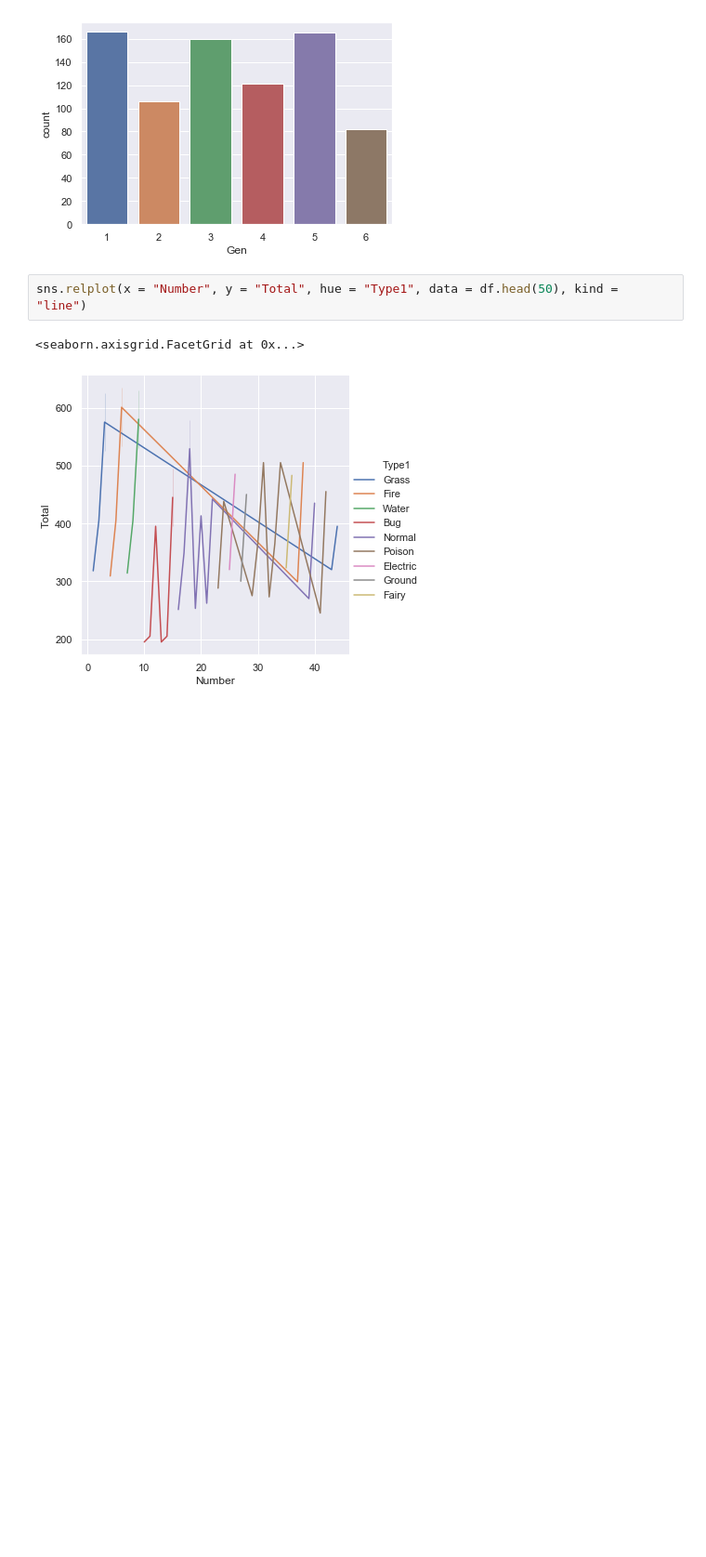
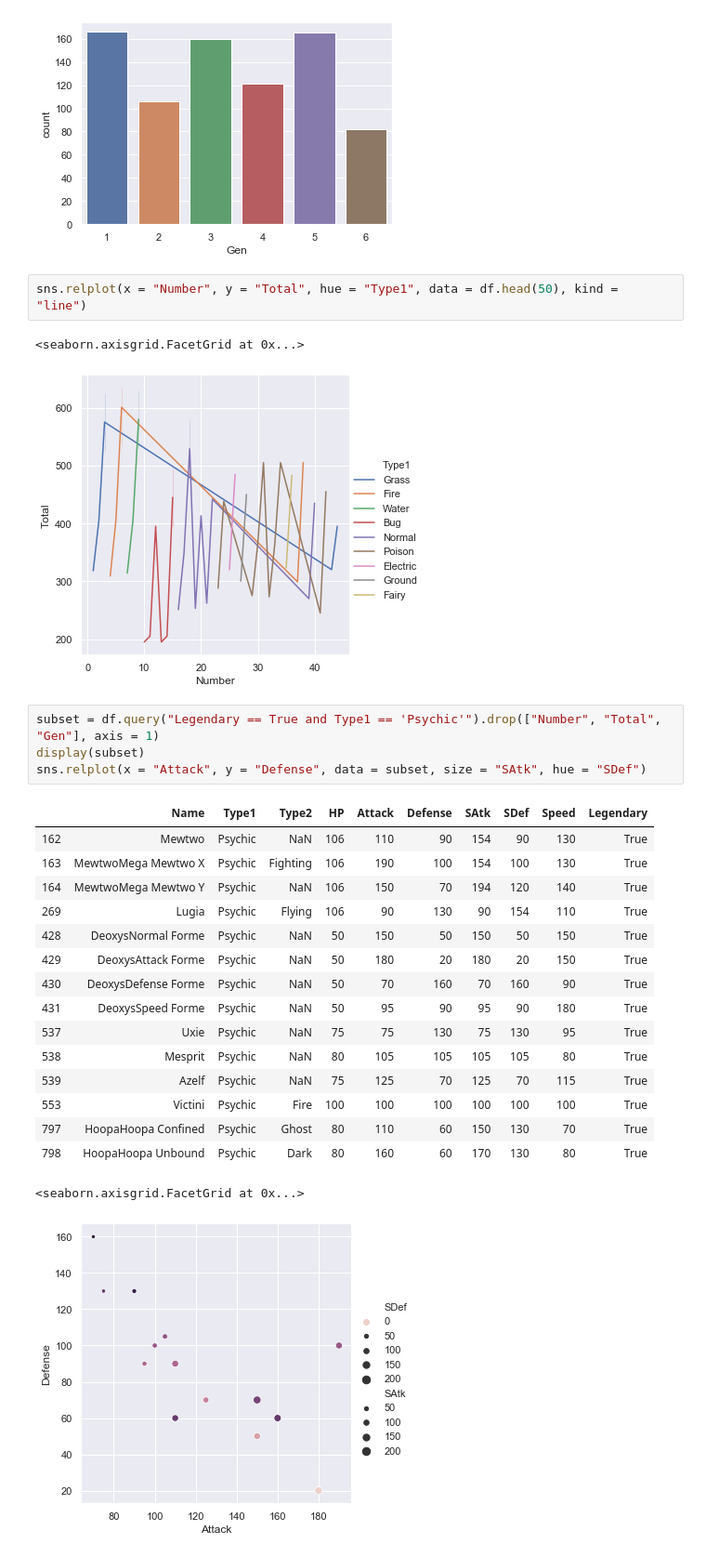
Before and after one commit to dhakust/binder, a Jupyter notebook: example.ipynb, the cells around one changed output. Shown at 93% size. Cells and saved outputs as stored; diff of their text form; blank space fills up the shorter version.

```diff
--- a/example.ipynb
+++ b/example.ipynb
@@ -126,3 +131,25 @@ sns.relplot(x = "Number", y = "Total", hue = "Type1", data = df.head(50), kind =
 # %% [output]
 <seaborn.axisgrid.FacetGrid at 0x...>
 [figure]
+# %%
+subset = df.query("Legendary == True and Type1 == 'Psychic'").drop(["Number", "Total", "Gen"], axis = 1)
+display(subset)
+sns.relplot(x = "Attack", y = "Defense", data = subset, size = "SAtk", hue = "SDef")
+# %% [output]
+|  | Name | Type1 | Type2 | HP | Attack | Defense | SAtk | SDef | Speed | Legendary |
+| 162 | Mewtwo | Psychic | NaN | 106 | 110 | 90 | 154 | 90 | 130 | True |
+| 163 | MewtwoMega Mewtwo X | Psychic | Fighting | 106 | 190 | 100 | 154 | 100 | 130 | True |
+| 164 | MewtwoMega Mewtwo Y | Psychic | NaN | 106 | 150 | 70 | 194 | 120 | 140 | True |
+| 269 | Lugia | Psychic | Flying | 106 | 90 | 130 | 90 | 154 | 110 | True |
+| 428 | DeoxysNormal Forme | Psychic | NaN | 50 | 150 | 50 | 150 | 50 | 150 | True |
+| 429 | DeoxysAttack Forme | Psychic | NaN | 50 | 180 | 20 | 180 | 20 | 150 | True |
+| 430 | DeoxysDefense Forme | Psychic | NaN | 50 | 70 | 160 | 70 | 160 | 90 | True |
+| 431 | DeoxysSpeed Forme | Psychic | NaN | 50 | 95 | 90 | 95 | 90 | 180 | True |
+| 537 | Uxie | Psychic | NaN | 75 | 75 | 130 | 75 | 130 | 95 | True |
+| 538 | Mesprit | Psychic | NaN | 80 | 105 | 105 | 105 | 105 | 80 | True |
+| 539 | Azelf | Psychic | NaN | 75 | 125 | 70 | 125 | 70 | 115 | True |
+| 553 | Victini | Psychic | Fire | 100 | 100 | 100 | 100 | 100 | 100 | True |
+| 797 | HoopaHoopa Confined | Psychic | Ghost | 80 | 110 | 60 | 150 | 130 | 70 | True |
+| 798 | HoopaHoopa Unbound | Psychic | Dark | 80 | 160 | 60 | 170 | 130 | 80 | True |
+<seaborn.axisgrid.FacetGrid at 0x...>
+[figure, added]
```
Also changed, not shown: parts of 6 cells of this notebook.
